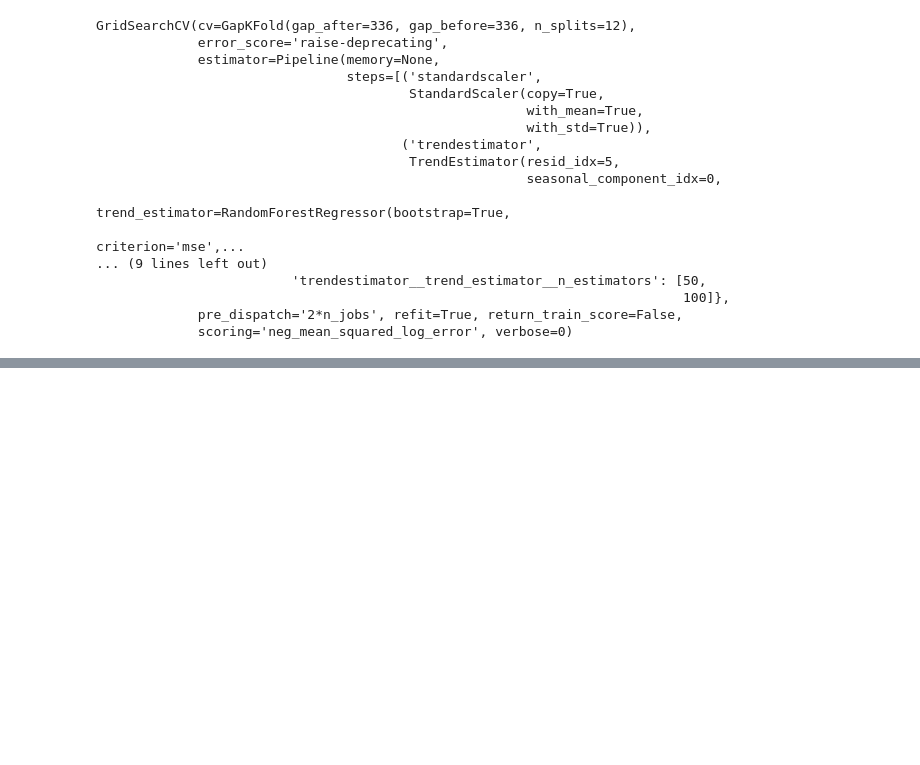
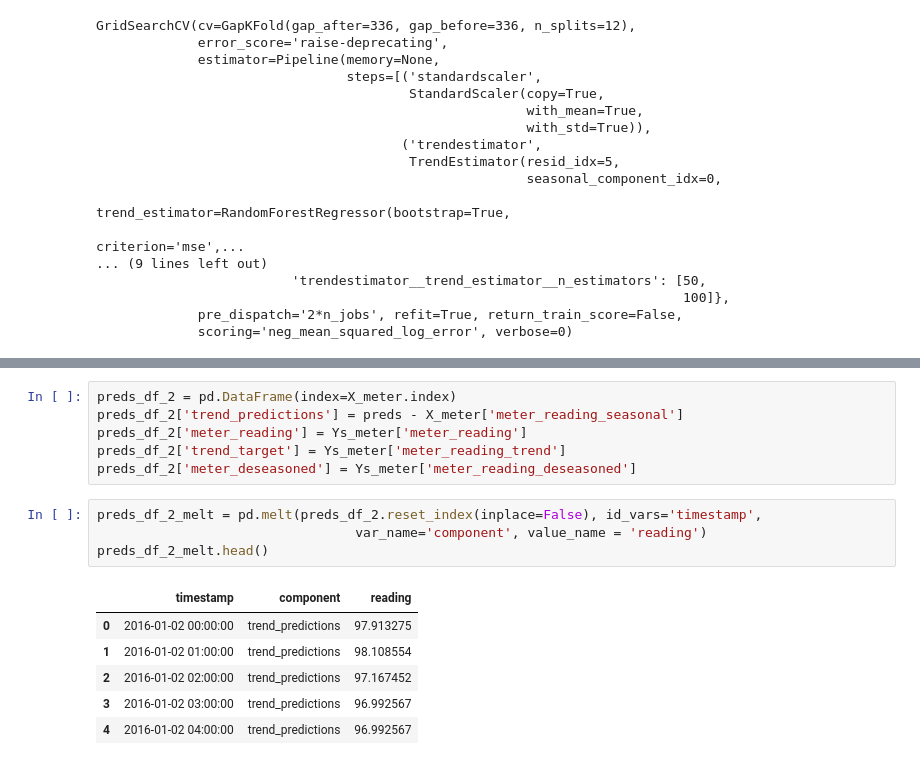
Before and after one commit to edouardArgenson/ASHRAE_great_energy_predictor, a Jupyter notebook: notebooks/building_1176_study/building_1176_seasonal_trend_benchmark.ipynb, the cells around one changed output, grey strips where cells are left out. Saved outputs shown, nothing was run; the diff lists cells and outputs as text; blank space fills up the shorter version.

```diff
--- a/notebooks/building_1176_study/building_1176_seasonal_trend_benchmark.ipynb
+++ b/notebooks/building_1176_study/building_1176_seasonal_trend_benchmark.ipynb
@@ -806,0 +794,17 @@ cross_val_score(
+# %%
+preds_df_2 = pd.DataFrame(index=X_meter.index)
+preds_df_2['trend_predictions'] = preds - X_meter['meter_reading_seasonal']
+preds_df_2['meter_reading'] = Ys_meter['meter_reading']
+preds_df_2['trend_target'] = Ys_meter['meter_reading_trend']
+preds_df_2['meter_deseasoned'] = Ys_meter['meter_reading_deseasoned']
+# %%
+preds_df_2_melt = pd.melt(preds_df_2.reset_index(inplace=False), id_vars='timestamp',
+                                 var_name='component', value_name = 'reading')
+preds_df_2_melt.head()
+# %% [output]
+|  | timestamp | component | reading |
+| 0 | 2016-01-02 00:00:00 | trend_predictions | 97.913275 |
+| 1 | 2016-01-02 01:00:00 | trend_predictions | 98.108554 |
+| 2 | 2016-01-02 02:00:00 | trend_predictions | 97.167452 |
+| 3 | 2016-01-02 03:00:00 | trend_predictions | 96.992567 |
+| 4 | 2016-01-02 04:00:00 | trend_predictions | 96.992567 |
```
Also changed, not shown: parts of 36 cells of this notebook.
